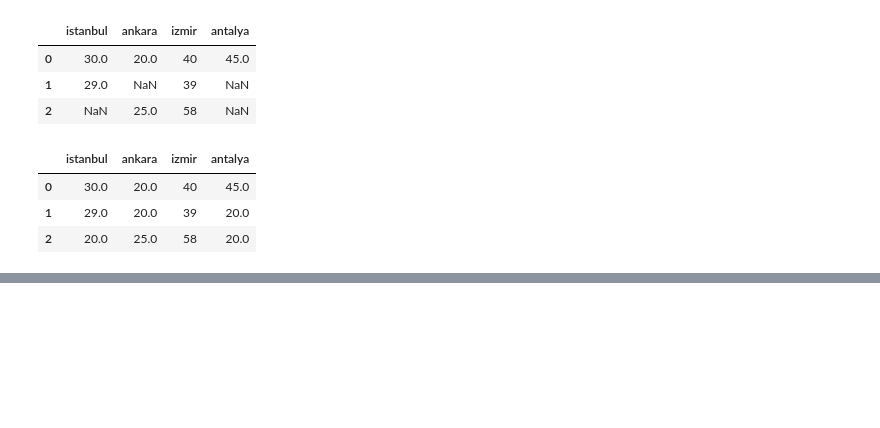
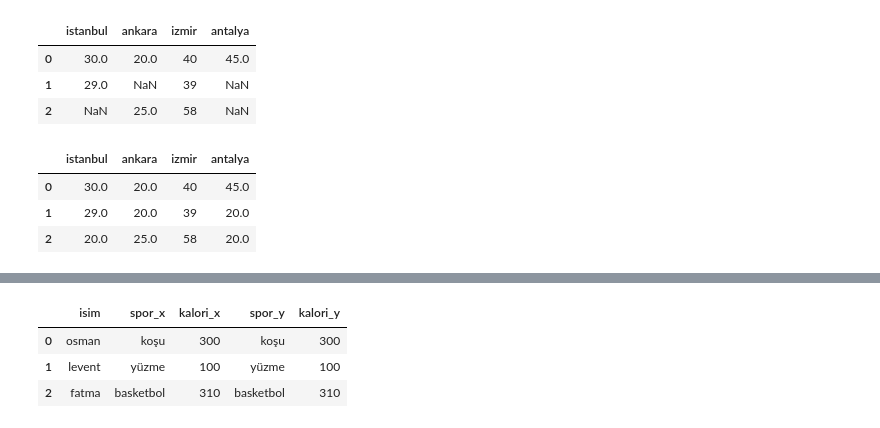
Before and after one commit to erhanbarisolmez/ml--tensorflow_btk, a Jupyter notebook: TensorFlow/eksik_veriler.ipynb, the cells around one changed output, grey strips where cells are left out. Saved outputs shown, nothing was run; the diff lists cells and outputs as text; code cells hidden in the pictures; blank space fills up the shorter version.

```diff
--- a/TensorFlow/eksik_veriler.ipynb
+++ b/TensorFlow/eksik_veriler.ipynb
@@ -63,0 +181,18 @@ yeniDataFrame.fillna(20)
+# %%
+#merge
+
+merge1 = {
+        "isim" : ["osman", "levent", "fatma"],
+        "spor" : ["koşu", "yüzme", "basketbol"],
+        "kalori": [300,100,310]
+        }
+mergeFrame1 = pd.DataFrame(merge1 , index=[3,4,5])
+# %%
+#merge
+
+merge2 = {
+        "isim" : ["q", "levent", "fatma"],
+        "spor" : ["koşu", "yüzme", "basketbol"],
+        "kalori": [300,100,310]
+        }
+mergeFrame2 = pd.DataFrame(merge2 , index=[3,4,5])
@@ -63,0 +208,7 @@ yeniDataFrame.fillna(20)
+# %%
+pd.merge(mergeFrame1,mergeFrame2, on="isim")
+# %% [output]
+|  | isim | spor_x | kalori_x | spor_y | kalori_y |
+| 0 | osman | koşu | 300 | koşu | 300 |
+| 1 | levent | yüzme | 100 | yüzme | 100 |
+| 2 | fatma | basketbol | 310 | basketbol | 310 |
```
Also changed, not shown: parts of 17 cells of this notebook.
